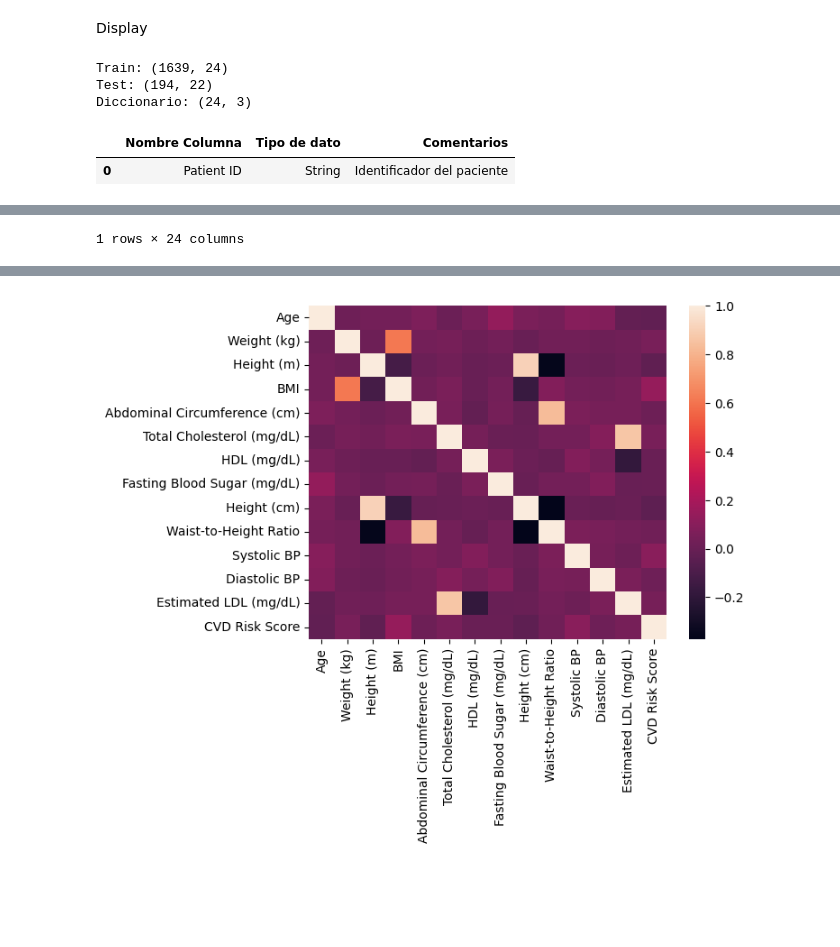
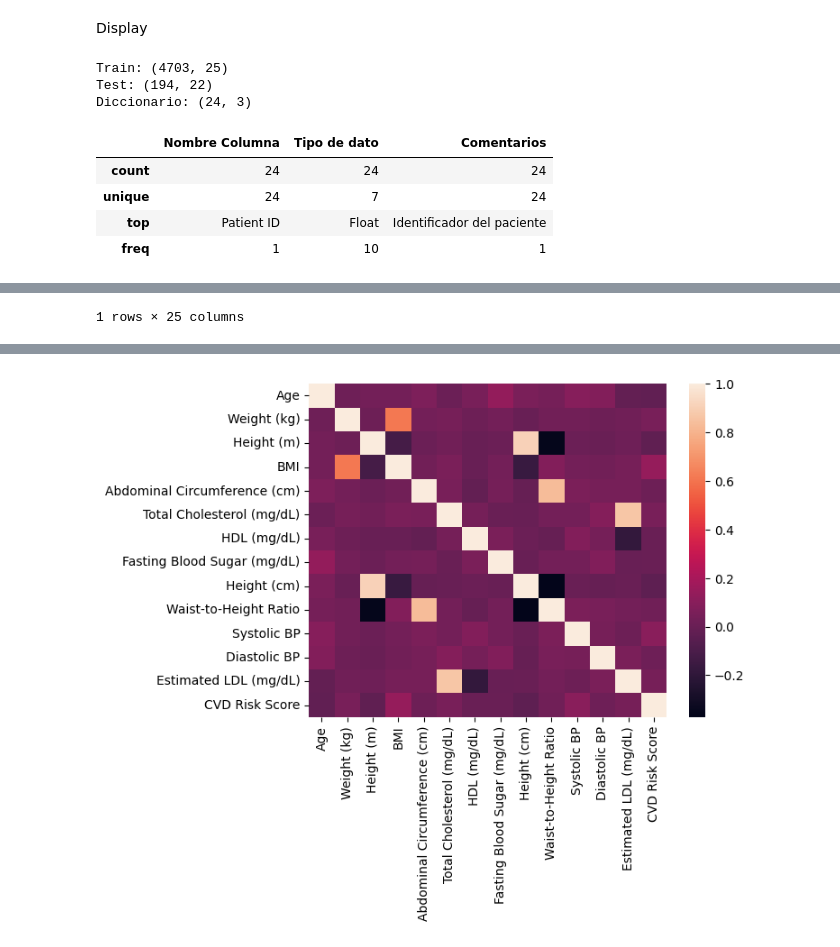
Before and after one commit to SantiagoKiki/LAB1xJuan, a Jupyter notebook: Laboratorios/L1 Regresion Lineal/Laboratorio_1.ipynb, the cells around one changed output, grey strips where cells are left out. Saved outputs shown, nothing was run; the diff lists cells and outputs as text; code cells hidden in the pictures; blank space fills up the shorter version.

```diff
--- a/Laboratorios/L1 Regresion Lineal/Laboratorio_1.ipynb
+++ b/Laboratorios/L1 Regresion Lineal/Laboratorio_1.ipynb
@@ -30,19 +30,22 @@ Display
 # %%
 print("Train:", df_train.shape)
 print("Test:", df_test.shape)
 print("Diccionario:", df_dicc.shape)
-display(df_dicc.head(1))
+display(df_dicc.describe())
 display(df_train.head(1))
 display(df_test.describe())
 # %% [output]
-Train: (1639, 24)
+Train: (4703, 25)
 Test: (194, 22)
 Diccionario: (24, 3)
 |  | Nombre Columna | Tipo de dato | Comentarios |
-| 0 | Patient ID | String | Identificador del paciente |
+| count | 24 | 24 | 24 |
+| unique | 24 | 7 | 24 |
+| top | Patient ID | Float | Identificador del paciente |
+| freq | 1 | 10 | 1 |
 |  | Patient ID | Date of Service | Sex | Age | Weight (kg) | Height (m) | BMI | Abdominal Circumference (cm) | ... |
 | 0 | isDx5313 | November 08, 2023 | M | 44.0 | 114.3 | 1.72 | 38.6 | 100.0 | ... |
-1 rows × 24 columns
+1 rows × 25 columns
 |  | Age | Weight (kg) | Height (m) | BMI | Abdominal Circumference (cm) | Total Cholesterol (mg/dL) | HDL (mg/dL) | ... |
 | count | 183.000000 | 184.000000 | 187.000000 | 186.000000 | 187.000000 | 188.00000 | 186.000000 | ... |
 | mean | 46.464481 | 85.583049 | 1.756995 | 28.448113 | 93.666995 | 196.68617 | 55.507581 | ... |
```
Also changed, not shown: parts of 1 cell of this notebook.
